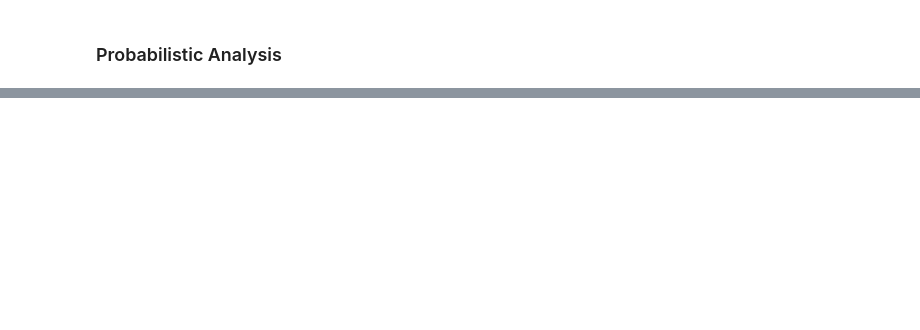
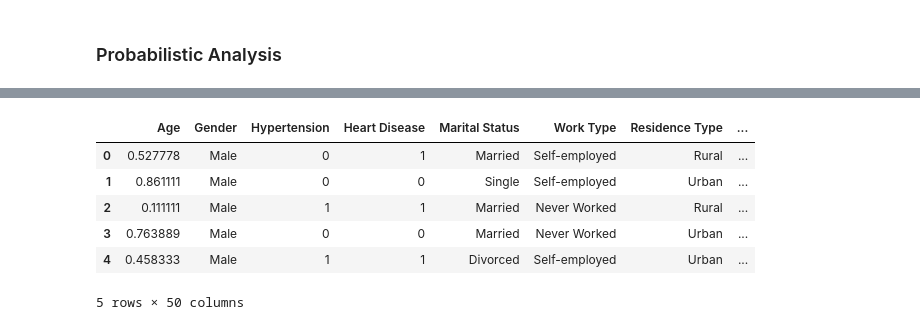
Before and after one commit to adam-stogsdill/Stroke-Prediction, a Jupyter notebook: prelim_data_analysis.ipynb, the cells around one changed output, grey strips where cells are left out. Cells and saved outputs as stored; diff of their text form; code cells hidden in the pictures; blank space fills up the shorter version.

```diff
--- a/prelim_data_analysis.ipynb
+++ b/prelim_data_analysis.ipynb
@@ -248,0 +203,17 @@ heights, bins = get_cont_vs_diag_dist(stroke_data, 'Diastolic', 10)
+# %%
+normalize_cols = ['Age', 'Average Glucose Level', 'Body Mass Index (BMI)', 'Systolic', 'Diastolic', 'HDL', 'LDL']
+for col in normalize_cols:
+    max_value = stroke_data[col].max()
+    min_value = stroke_data[col].min()
+    #print(max, min, ((stroke_data[col] - min_value) / (max_value - min)) * (max - min) + min)
+    stroke_data[col] = ((stroke_data[col] - min_value) / (max_value - min_value)) * (1.0 - 0.0) + 0.0
+# %%
+stroke_data.head()
+# %% [output]
+|  | Age | Gender | Hypertension | Heart Disease | Marital Status | Work Type | Residence Type | ... |
+| 0 | 0.527778 | Male | 0 | 1 | Married | Self-employed | Rural | ... |
+| 1 | 0.861111 | Male | 0 | 0 | Single | Self-employed | Urban | ... |
+| 2 | 0.111111 | Male | 1 | 1 | Married | Never Worked | Rural | ... |
+| 3 | 0.763889 | Male | 0 | 0 | Married | Never Worked | Urban | ... |
+| 4 | 0.458333 | Male | 1 | 1 | Divorced | Self-employed | Urban | ... |
+5 rows × 50 columns
```
Also changed, not shown: parts of 37 cells of this notebook.
